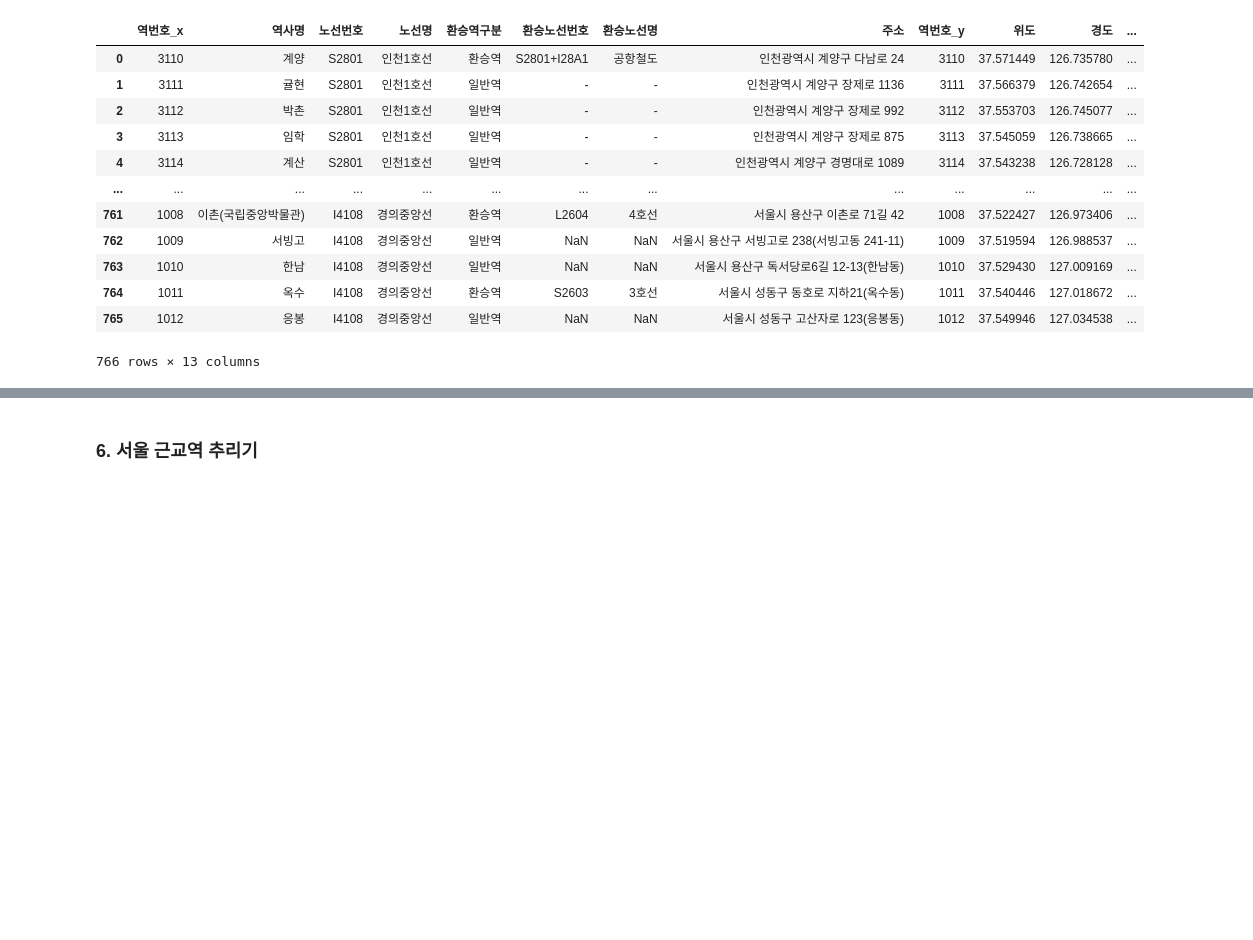
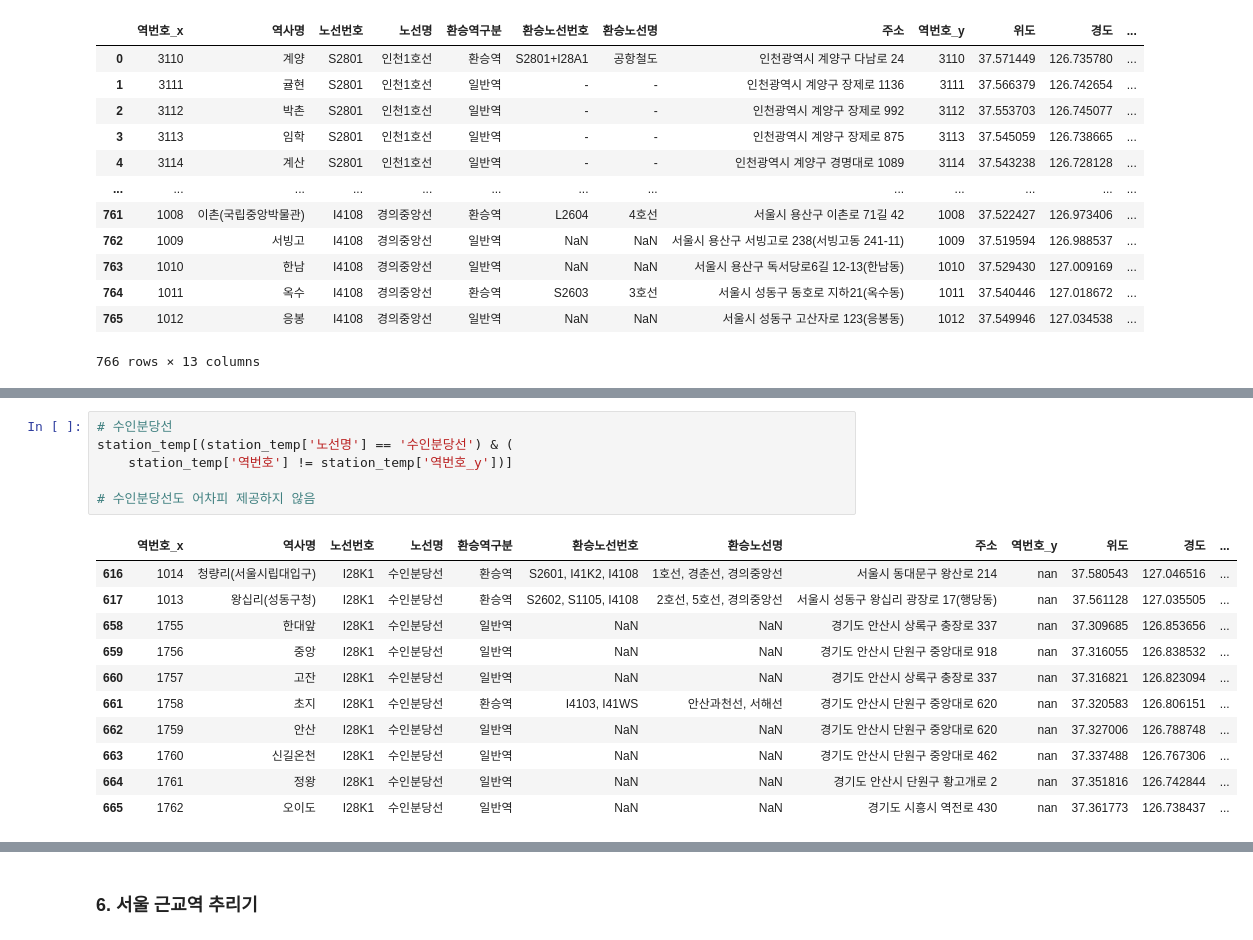
Before and after one commit to 23-1-CauCapstone-Team3/DataPreprocessing, a Jupyter notebook: train/station.ipynb, the cells around one changed output, grey strips where cells are left out. Drawn from its saved outputs; the diff is of its cells as text; blank space fills up the shorter version.

```diff
--- a/train/station.ipynb
+++ b/train/station.ipynb
@@ -1525,0 +1582,18 @@ station_temp[(station_temp['역번호'].isnull()) & (station_temp['역번호_x']
+# %%
+# 수인분당선
+station_temp[(station_temp['노선명'] == '수인분당선') & (
+    station_temp['역번호'] != station_temp['역번호_y'])]
+
+# 수인분당선도 어차피 제공하지 않음
+# %% [output]
+|  | 역번호_x | 역사명 | 노선번호 | 노선명 | 환승역구분 | 환승노선번호 | 환승노선명 | 주소 | 역번호_y | 위도 | 경도 | ... |
+| 616 | 1014 | 청량리(서울시립대입구) | I28K1 | 수인분당선 | 환승역 | S2601, I41K2, I4108 | 1호선, 경춘선, 경의중앙선 | 서울시 동대문구 왕산로 214 | nan | 37.580543 | 127.046516 | ... |
+| 617 | 1013 | 왕십리(성동구청) | I28K1 | 수인분당선 | 환승역 | S2602, S1105, I4108 | 2호선, 5호선, 경의중앙선 | 서울시 성동구 왕십리 광장로 17(행당동) | nan | 37.561128 | 127.035505 | ... |
+| 658 | 1755 | 한대앞 | I28K1 | 수인분당선 | 일반역 | NaN | NaN | 경기도 안산시 상록구 충장로 337 | nan | 37.309685 | 126.853656 | ... |
+| 659 | 1756 | 중앙 | I28K1 | 수인분당선 | 일반역 | NaN | NaN | 경기도 안산시 단원구 중앙대로 918 | nan | 37.316055 | 126.838532 | ... |
+| 660 | 1757 | 고잔 | I28K1 | 수인분당선 | 일반역 | NaN | NaN | 경기도 안산시 상록구 충장로 337 | nan | 37.316821 | 126.823094 | ... |
+| 661 | 1758 | 초지 | I28K1 | 수인분당선 | 환승역 | I4103, I41WS | 안산과천선, 서해선 | 경기도 안산시 단원구 중앙대로 620 | nan | 37.320583 | 126.806151 | ... |
+| 662 | 1759 | 안산 | I28K1 | 수인분당선 | 일반역 | NaN | NaN | 경기도 안산시 단원구 중앙대로 620 | nan | 37.327006 | 126.788748 | ... |
+| 663 | 1760 | 신길온천 | I28K1 | 수인분당선 | 일반역 | NaN | NaN | 경기도 안산시 단원구 중앙대로 462 | nan | 37.337488 | 126.767306 | ... |
+| 664 | 1761 | 정왕 | I28K1 | 수인분당선 | 일반역 | NaN | NaN | 경기도 안산시 단원구 황고개로 2 | nan | 37.351816 | 126.742844 | ... |
+| 665 | 1762 | 오이도 | I28K1 | 수인분당선 | 일반역 | NaN | NaN | 경기도 시흥시 역전로 430 | nan | 37.361773 | 126.738437 | ... |
```
Also changed, not shown: parts of 19 cells of this notebook.
